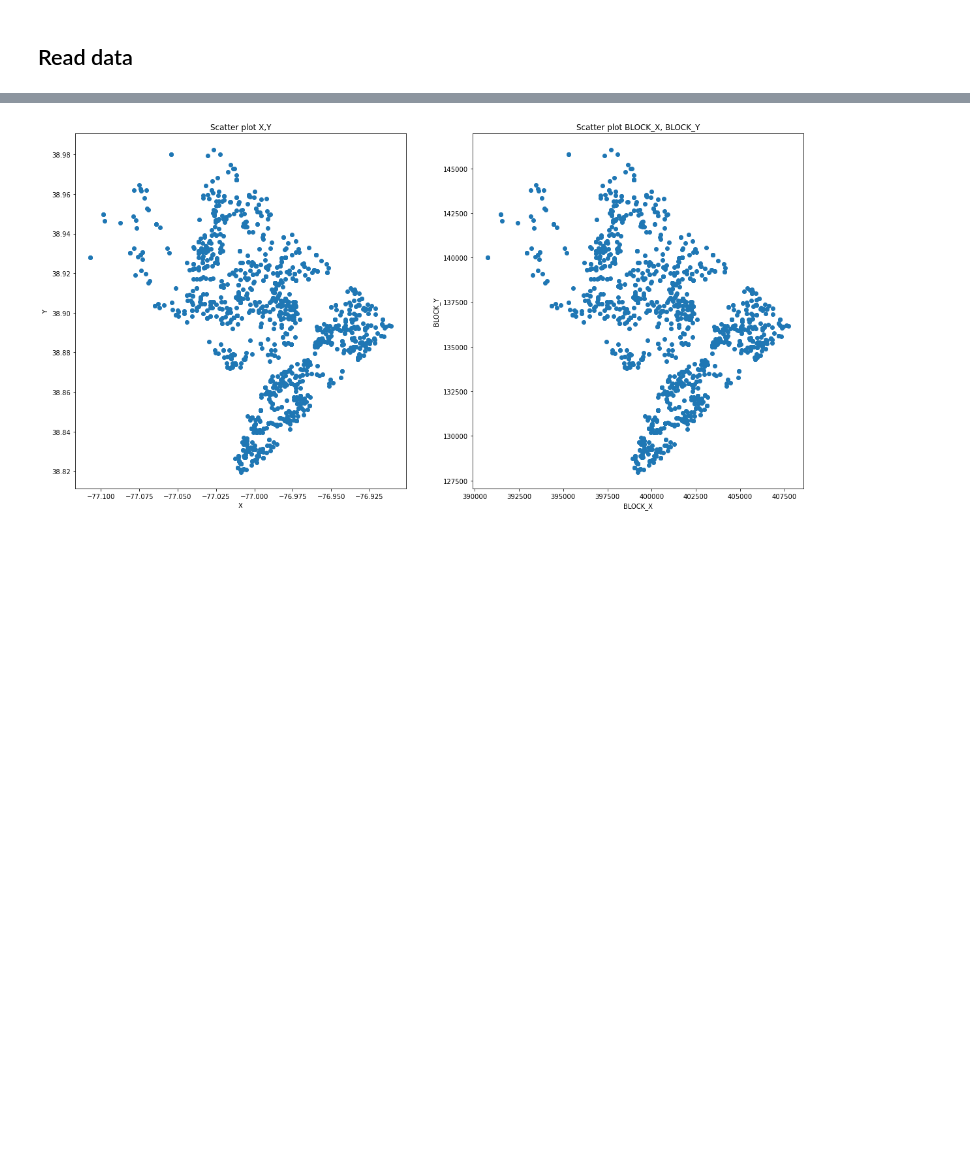
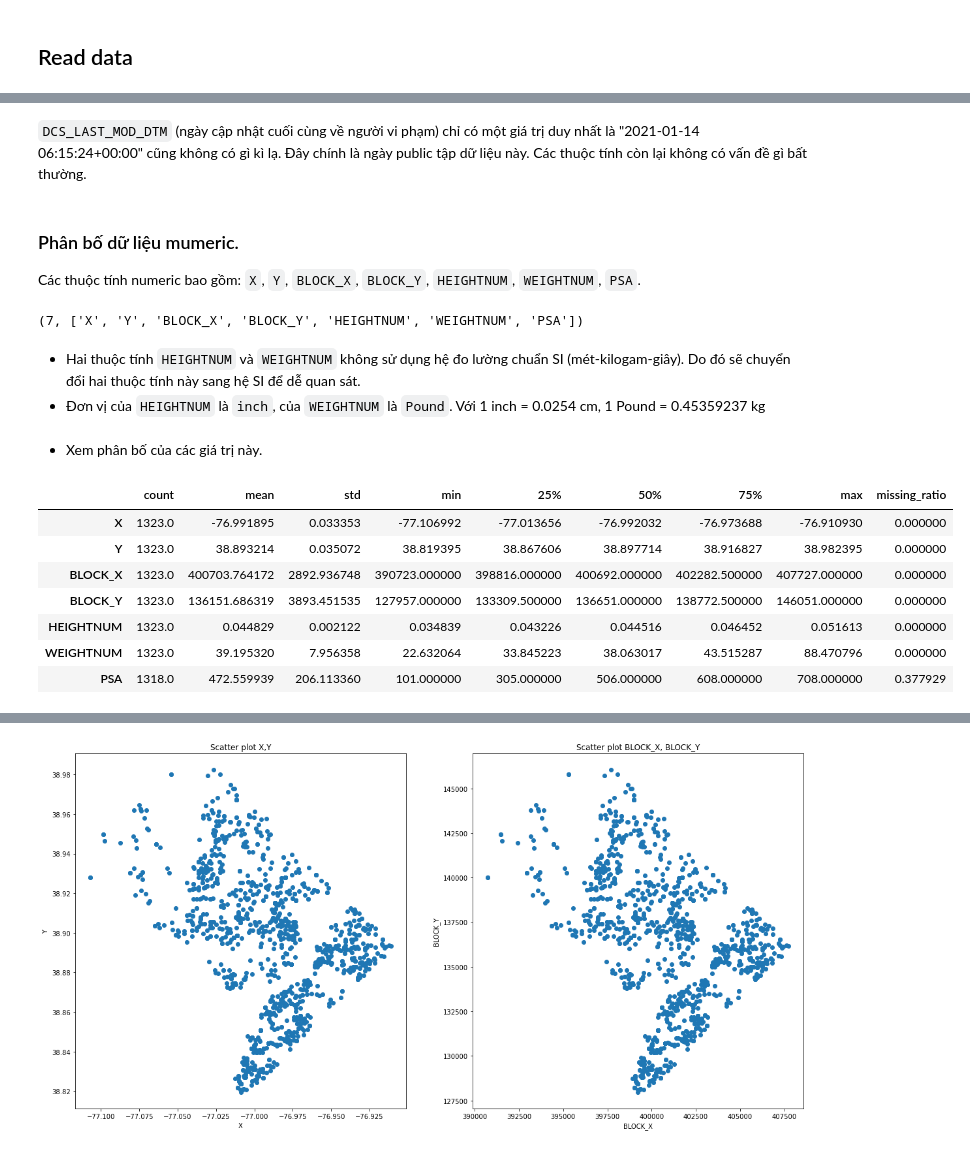
Before and after one commit to Truong1311/FinalProject_LTCKHDL, a Jupyter notebook: Truong.ipynb, the cells around one changed output, grey strips where cells are left out. Saved outputs shown, nothing was run; the diff lists cells and outputs as text; code cells hidden in the pictures; blank space fills up the shorter version.

```diff
--- a/Truong.ipynb
+++ b/Truong.ipynb
@@ -29,0 +145,15 @@ data.head(5)
+# %%
+def missing_ratio(s):
+    return s.isna().mean()*100
+
+def diff_vals(s):
+    return s.unique()
+
+def num_diff_vals(s):
+    if missing_ratio(s) > 0:
+        num = len(diff_vals(s)) -1
+    else:
+        num = len(diff_vals(s))
+    return num
+
+data[datetime_cols].agg([min, max,diff_vals,num_diff_vals,missing_ratio]).transpose()
@@ -29,0 +166,13 @@ data.head(5)
+# %% [markdown]
+`DCS_LAST_MOD_DTM` (ngày cập nhật cuối cùng về người vi phạm) chỉ có một giá trị duy nhất là "2021-01-14 06:15:24+00:00" cũng không có gì kì lạ. Đây chính là ngày public tập dữ liệu này. Các thuộc tính còn lại không có vấn đề gì bất thường.
+# %% [markdown]
+### Phân bố dữ liệu mumeric.
+Các thuộc tính numeric bao gồm: `X`, `Y`, `BLOCK_X`, `BLOCK_Y`, `HEIGHTNUM`, `WEIGHTNUM`, `PSA`.
+# %%
+numeric_cols = ['X', 'Y','BLOCK_X', 'BLOCK_Y', 'HEIGHTNUM', 'WEIGHTNUM','PSA']
+len(numeric_cols), numeric_cols
+# %% [output]
+(7, ['X', 'Y', 'BLOCK_X', 'BLOCK_Y', 'HEIGHTNUM', 'WEIGHTNUM', 'PSA'])
+# %% [markdown]
+- Hai thuộc tính `HEIGHTNUM` và `WEIGHTNUM` không sử dụng hệ đo lường chuẩn SI (mét-kilogam-giây). Do đó sẽ chuyển đổi hai thuộc tính này sang hệ SI để dễ quan sát.
+- Đơn vị của `HEIGHTNUM` là `inch`, của `WEIGHTNUM` là `Pound`. Với 1 inch = 0.0254 cm, 1 Pound = 0.45359237 kg
@@ -29,0 +182,15 @@ data.head(5)
+# %% [markdown]
+- Xem phân bố của các giá trị này.
+# %%
+numeric_info = pd.concat([data[numeric_cols].describe().transpose(), data[numeric_cols].agg([missing_ratio]).transpose()],
+                        axis = 1)
+numeric_info
+# %% [output]
+|  | count | mean | std | min | 25% | 50% | 75% | max | missing_ratio |
+| X | 1323.0 | -76.991895 | 0.033353 | -77.106992 | -77.013656 | -76.992032 | -76.973688 | -76.910930 | 0.000000 |
+| Y | 1323.0 | 38.893214 | 0.035072 | 38.819395 | 38.867606 | 38.897714 | 38.916827 | 38.982395 | 0.000000 |
+| BLOCK_X | 1323.0 | 400703.764172 | 2892.936748 | 390723.000000 | 398816.000000 | 400692.000000 | 402282.500000 | 407727.000000 | 0.000000 |
+| BLOCK_Y | 1323.0 | 136151.686319 | 3893.451535 | 127957.000000 | 133309.500000 | 136651.000000 | 138772.500000 | 146051.000000 | 0.000000 |
+| HEIGHTNUM | 1323.0 | 0.044829 | 0.002122 | 0.034839 | 0.043226 | 0.044516 | 0.046452 | 0.051613 | 0.000000 |
+| WEIGHTNUM | 1323.0 | 39.195320 | 7.956358 | 22.632064 | 33.845223 | 38.063017 | 43.515287 | 88.470796 | 0.000000 |
+| PSA | 1318.0 | 472.559939 | 206.113360 | 101.000000 | 305.000000 | 506.000000 | 608.000000 | 708.000000 | 0.377929 |
```
Also changed, not shown: parts of 44 cells of this notebook.
